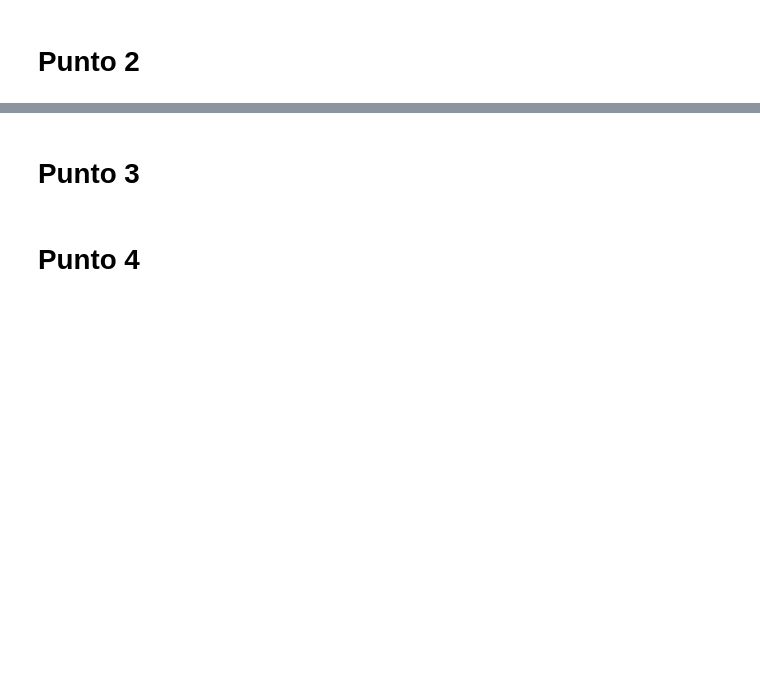
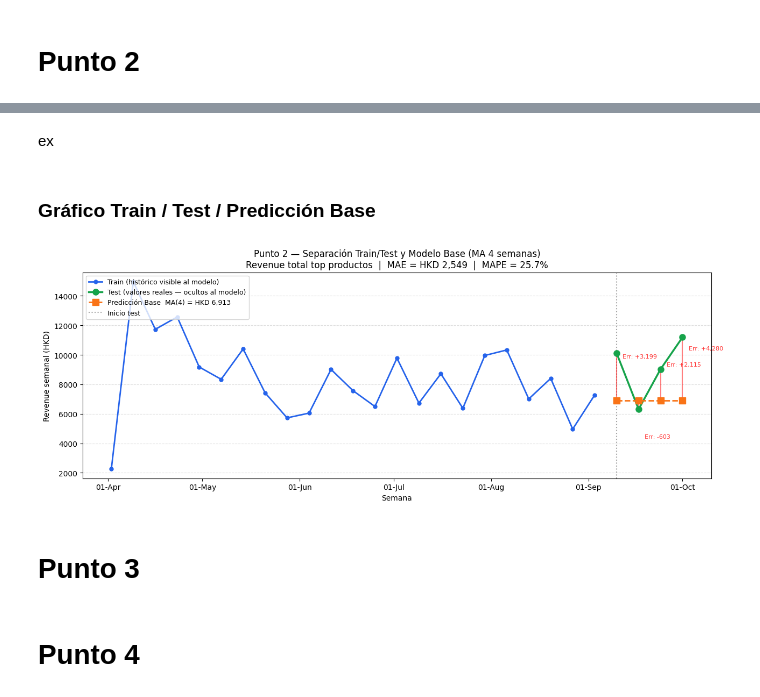
Before and after one commit to Brayan-137/analitica-datos-segundo-parcial-forecasting, a Jupyter notebook: 02_Parcial_Forecasting_(grupo).ipynb, the cells around one changed output, grey strips where cells are left out. Saved outputs shown, nothing was run; the diff lists cells and outputs as text; code cells hidden in the pictures; blank space fills up the shorter version.

Commit message:
adicion de punto 2

```diff
--- a/02_Parcial_Forecasting_(grupo).ipynb
+++ b/02_Parcial_Forecasting_(grupo).ipynb
@@ -542,0 +599,15 @@ NameError: name 'revenue_semanal' is not defined
+# %%
+VENTANA_MA = 4
+
+# Predicción: promedio de las últimas 4 semanas del train (valor constante)
+pred_base_valor = train['y'].rolling(VENTANA_MA).mean().iloc[-1]
+pred_base       = np.array([pred_base_valor] * HORIZONTE)
+
+print("\n" + "=" * 58)
+print(f"  Modelo Base — Media Móvil ({VENTANA_MA} semanas)")
+print("=" * 58)
+print(f"  Últimas {VENTANA_MA} semanas del train usadas para el promedio:")
+for _, row in train.tail(VENTANA_MA).iterrows():
+    print(f"    {row['ds'].date()}  →  HKD {row['y']:>10,.0f}")
+print(f"\n  Predicción constante: HKD {pred_base_valor:,.0f} / semana")
+print(f"  → Se repite este valor para las {HORIZONTE} semanas del horizonte")
@@ -542,0 +679,54 @@ NameError: name 'revenue_semanal' is not defined
+# %% [markdown]
+ex
+# %% [markdown]
+###  Gráfico Train / Test / Predicción Base
+# %%
+fig, ax = plt.subplots(figsize=(13, 5))
+
+# Train
+ax.plot(train['ds'], train['y'],
+        marker='o', color='#2563eb', linewidth=2, markersize=5,
+        label='Train (histórico visible al modelo)')
+
+# Test real
+ax.plot(test['ds'], test['y'],
+        marker='o', color='#16a34a', linewidth=2.5, markersize=8,
+        label='Test (valores reales — ocultos al modelo)', zorder=4)
+
+# Predicción base
+ax.plot(test['ds'], pred_base,
+        marker='s', linestyle='--', color='#f97316', linewidth=2, markersize=8,
+        label=f'Predicción Base  MA({VENTANA_MA}) = HKD {pred_base_valor:,.0f}', zorder=4)
+
+# Barras de error verticales
+for i in range(HORIZONTE):
+    ax.plot([test['ds'].iloc[i], test['ds'].iloc[i]],
+            [y_pred[i], y_real[i]],
+            color='red', linewidth=1.5, linestyle='-', alpha=0.5, zorder=3)
+
+# Línea de corte
+ax.axvline(test['ds'].iloc[0], color='gray',
+           linestyle=':', linewidth=1.5, alpha=0.7, label='Inicio test')
+
+# Anotaciones de error
+for i in range(HORIZONTE):
+    err = y_real[i] - y_pred[i]
+    offset = 25 if err > 0 else -45
+    ax.annotate(f'Err: {err:+,.0f}',
+                xy=(test['ds'].iloc[i], (y_real[i] + y_pred[i]) / 2),
+                xytext=(8, offset), textcoords='offset points',
+                fontsize=8, color='red', alpha=0.8)
+
+ax.set_title(
+    f'Punto 2 — Separación Train/Test y Modelo Base (MA {VENTANA_MA} semanas)\n'
+    f'Revenue total top productos  |  MAE = HKD {mae:,.0f}  |  MAPE = {mape:.1f}%',
+    fontsize=12)
+ax.set_ylabel('Revenue semanal (HKD)')
+ax.set_xlabel('Semana')
+ax.legend(loc='upper left', fontsize=9)
+ax.grid(axis='y', linestyle='--', alpha=0.4)
+ax.xaxis.set_major_formatter(mdates.DateFormatter('%d-%b'))
+plt.tight_layout()
+plt.show()
+# %% [output]
+[figure, added]
```
Also changed, not shown: parts of 12 cells of this notebook, 12 other files.
